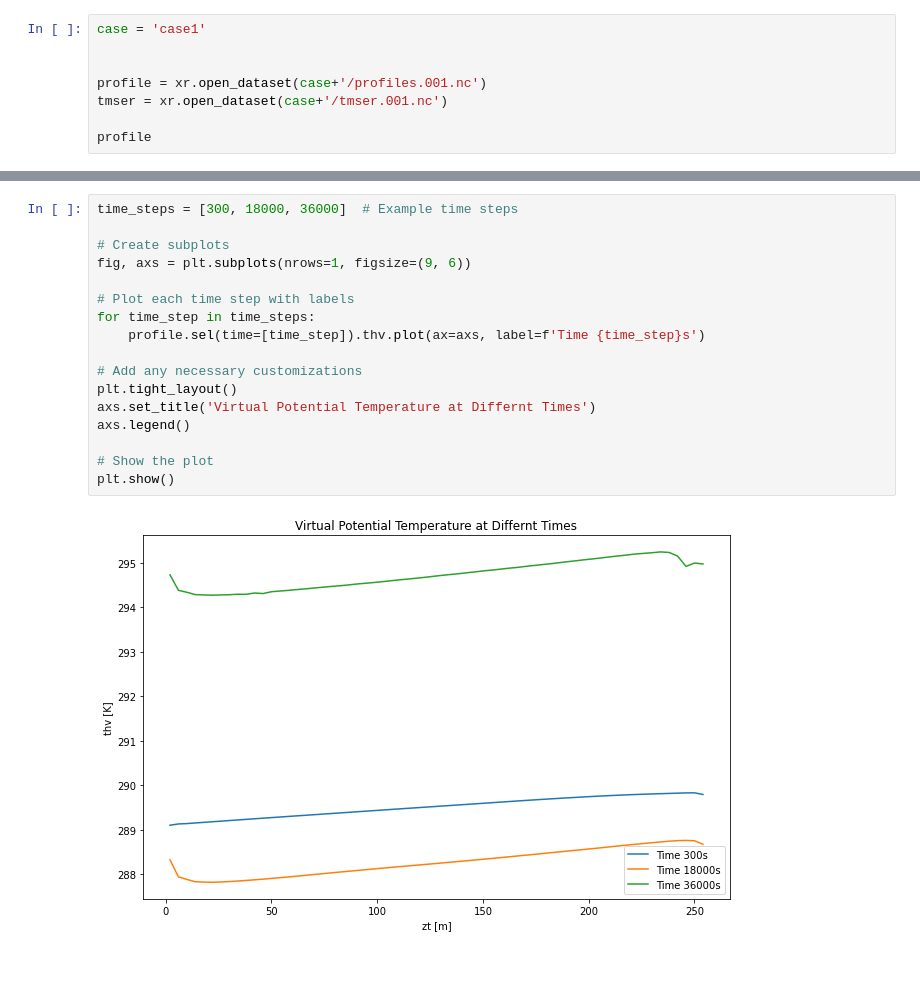
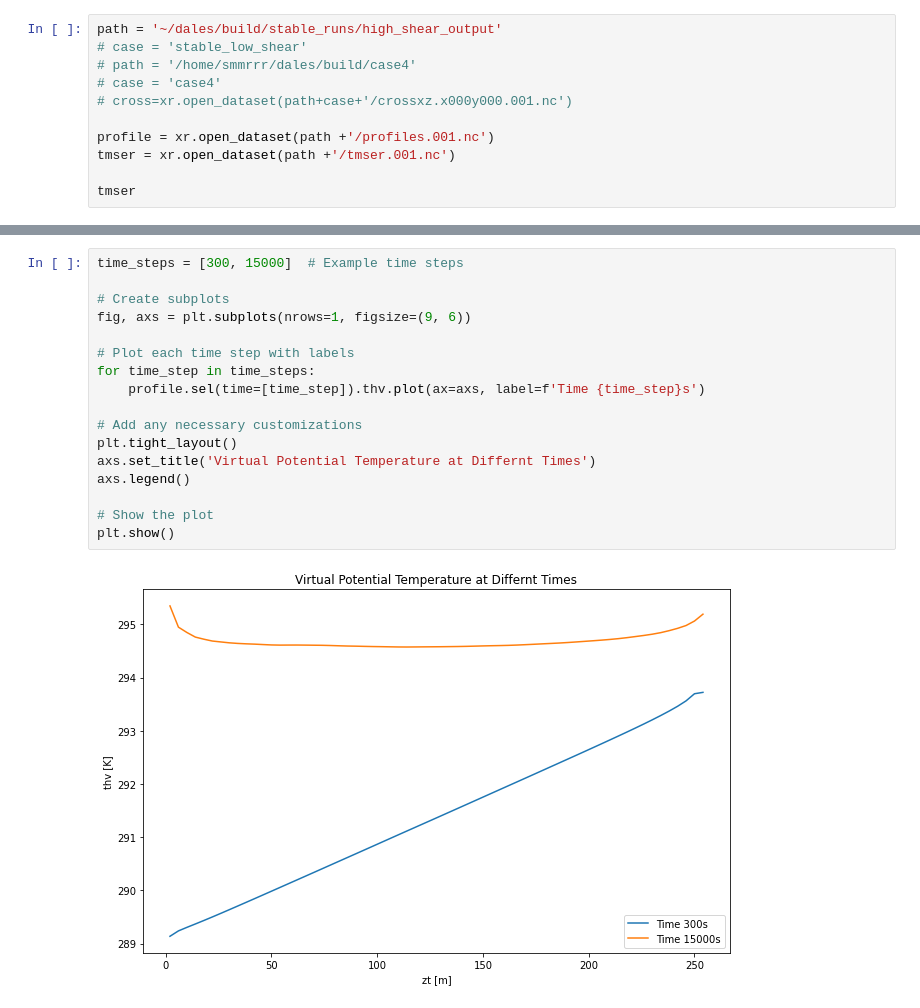
Before and after one commit to son-ra/atm230_dales_project, a Jupyter notebook: process_output_4cases.ipynb, the cells around one changed output, grey strips where cells are left out. Cells and saved outputs as stored; diff of their text form; blank space fills up the shorter version.

```diff
--- a/process_output_4cases.ipynb
+++ b/process_output_4cases.ipynb
@@ -20,10 +31,13 @@ import glob
 # %%
-case = 'case1'
+path = '~/dales/build/stable_runs/high_shear_output'
+# case = 'stable_low_shear'
+# path = '/home/smmrrr/dales/build/case4'
+# case = 'case4'
+# cross=xr.open_dataset(path+case+'/crossxz.x000y000.001.nc')
 
+profile = xr.open_dataset(path +'/profiles.001.nc')
+tmser = xr.open_dataset(path +'/tmser.001.nc')
 
-profile = xr.open_dataset(case+'/profiles.001.nc')
-tmser = xr.open_dataset(case+'/tmser.001.nc')
-
-profile
+tmser
 # %% [output]
 <xarray.Dataset>
@@ -57,19 +173,19 @@ plt.show()
 # %%
-time_steps = [300, 18000, 36000]  # Example time steps
+time_steps = [300, 15000]  # Example time steps
 
 # Create subplots
 fig, axs = plt.subplots(nrows=1, figsize=(9, 6))
 
 # Plot each time step with labels
 for time_step in time_steps:
     profile.sel(time=[time_step]).thv.plot(ax=axs, label=f'Time {time_step}s')
 
 # Add any necessary customizations
 plt.tight_layout()
 axs.set_title('Virtual Potential Temperature at Differnt Times')
 axs.legend()
 
 # Show the plot
 plt.show()
 # %% [output]
-[figure, old version]
+[figure, new version]
```
Also changed, not shown: parts of 21 cells of this notebook, 2 other files.
